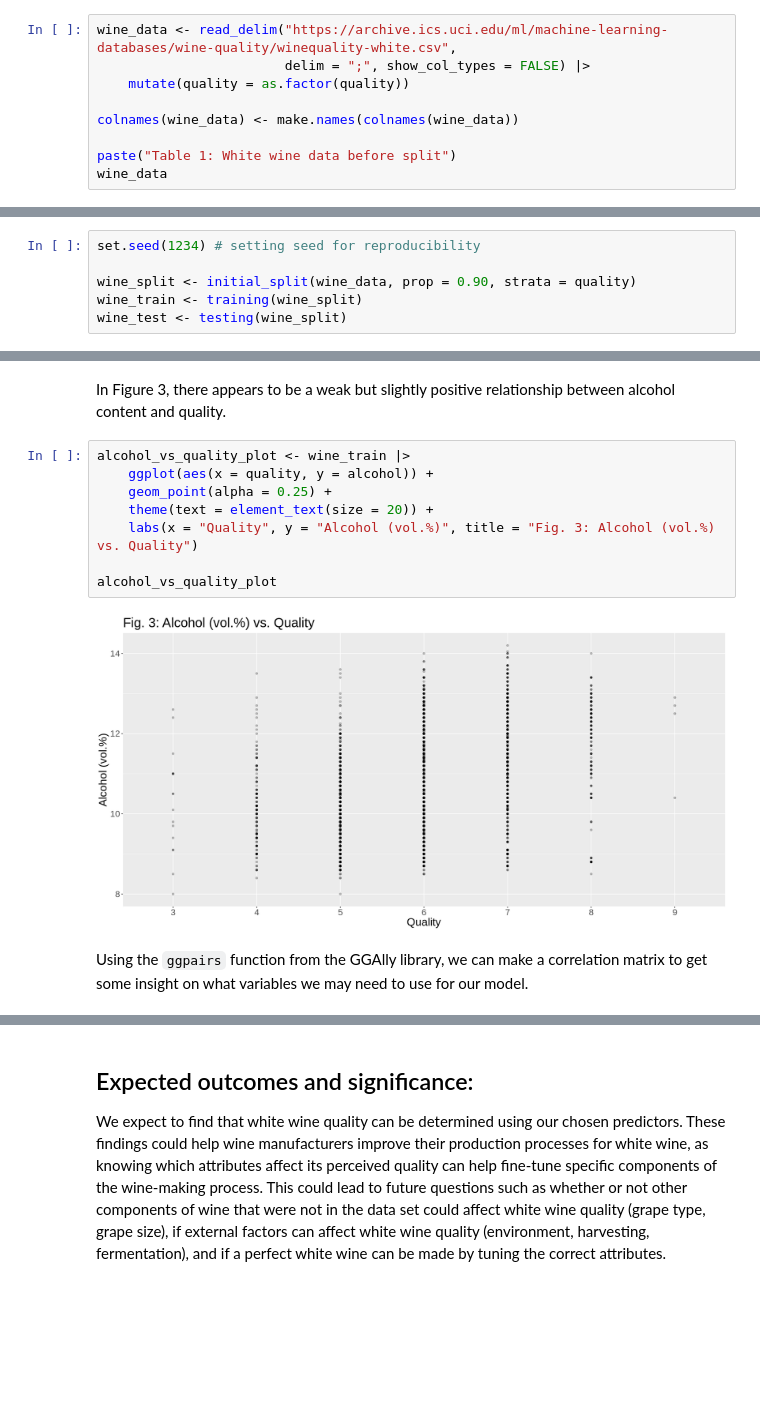
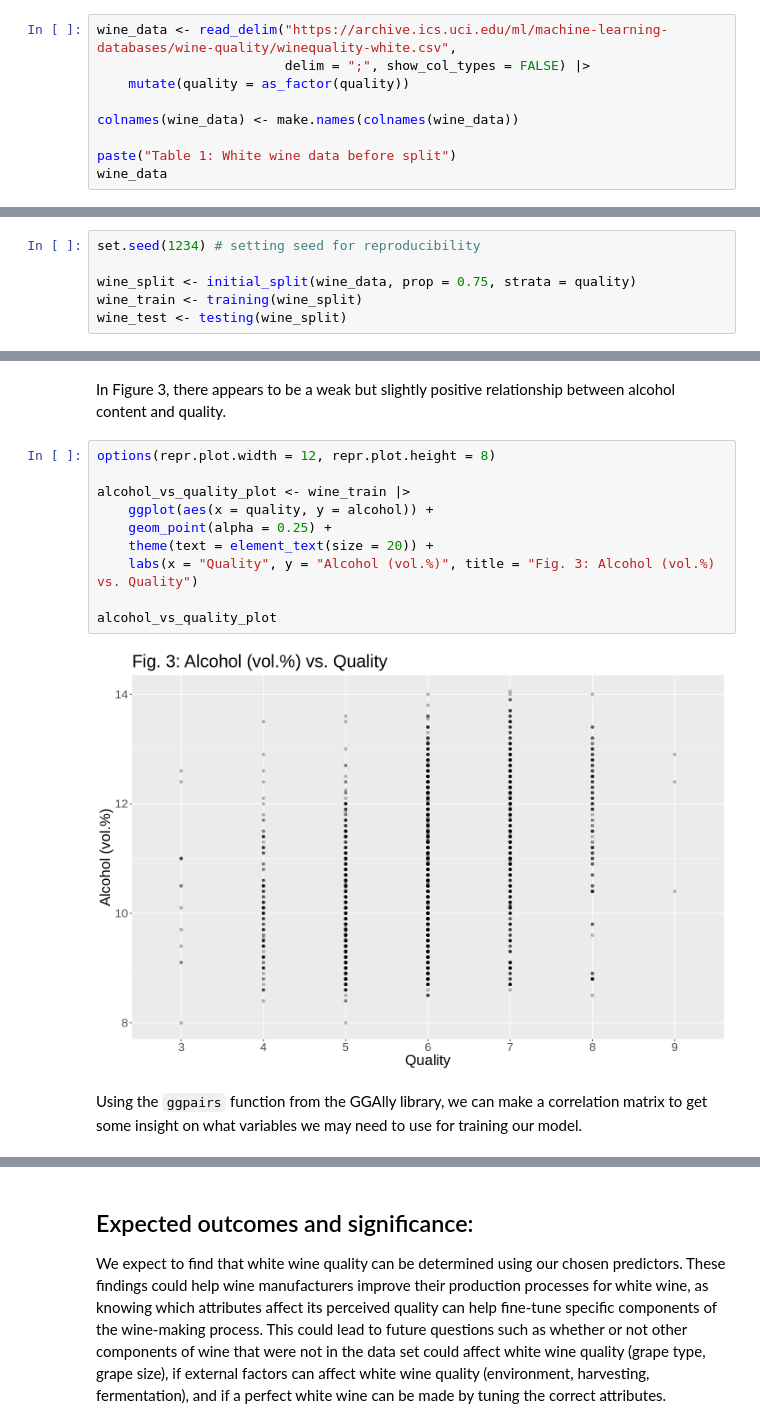
Before and after one commit to pradhyumnan8/DSCI-100-Wine-Quality-Predictor-Project, a Jupyter notebook: group_project_report.ipynb, the cells around one changed output, grey strips where cells are left out. Drawn from its saved outputs; the diff is of its cells as text; blank space fills up the shorter version.

````diff
--- a/group_project_report.ipynb
+++ b/group_project_report.ipynb
@@ -55,7 +59,7 @@ After loading libraries, we can load, clean, and tidy the dataset. We can read t
 # %%
 wine_data <- read_delim("https://archive.ics.uci.edu/ml/machine-learning-databases/wine-quality/winequality-white.csv",
                         delim = ";", show_col_types = FALSE) |>
-    mutate(quality = as.factor(quality))
+    mutate(quality = as_factor(quality))
 
 colnames(wine_data) <- make.names(colnames(wine_data))
 
@@ -89,7 +93,7 @@
 # %%
 set.seed(1234) # setting seed for reproducibility
 
-wine_split <- initial_split(wine_data, prop = 0.90, strata = quality)
+wine_split <- initial_split(wine_data, prop = 0.75, strata = quality)
 wine_train <- training(wine_split)
 wine_test <- testing(wine_split)
 # %% [markdown]
@@ -176,17 +182,19 @@ pred_dist_plot
 # %% [markdown]
 In Figure 3, there appears to be a weak but slightly positive relationship between alcohol content and quality.
 # %%
+options(repr.plot.width = 12, repr.plot.height = 8)
+
 alcohol_vs_quality_plot <- wine_train |>
     ggplot(aes(x = quality, y = alcohol)) +
     geom_point(alpha = 0.25) +
     theme(text = element_text(size = 20)) +
     labs(x = "Quality", y = "Alcohol (vol.%)", title = "Fig. 3: Alcohol (vol.%) vs. Quality")
 
 alcohol_vs_quality_plot
 # %% [output]
-[figure, old version]
+[figure, new version]
 # %% [markdown]
-Using the ```ggpairs``` function from the GGAlly library, we can make a correlation matrix to get some insight on what variables we may need to use for our model.
+Using the ```ggpairs``` function from the GGAlly library, we can make a correlation matrix to get some insight on what variables we may need to use for training our model.
 # %%
 options(repr.plot.width = 20, repr.plot.height = 16)
 
````
Also changed, not shown: parts of 18 cells of this notebook.
